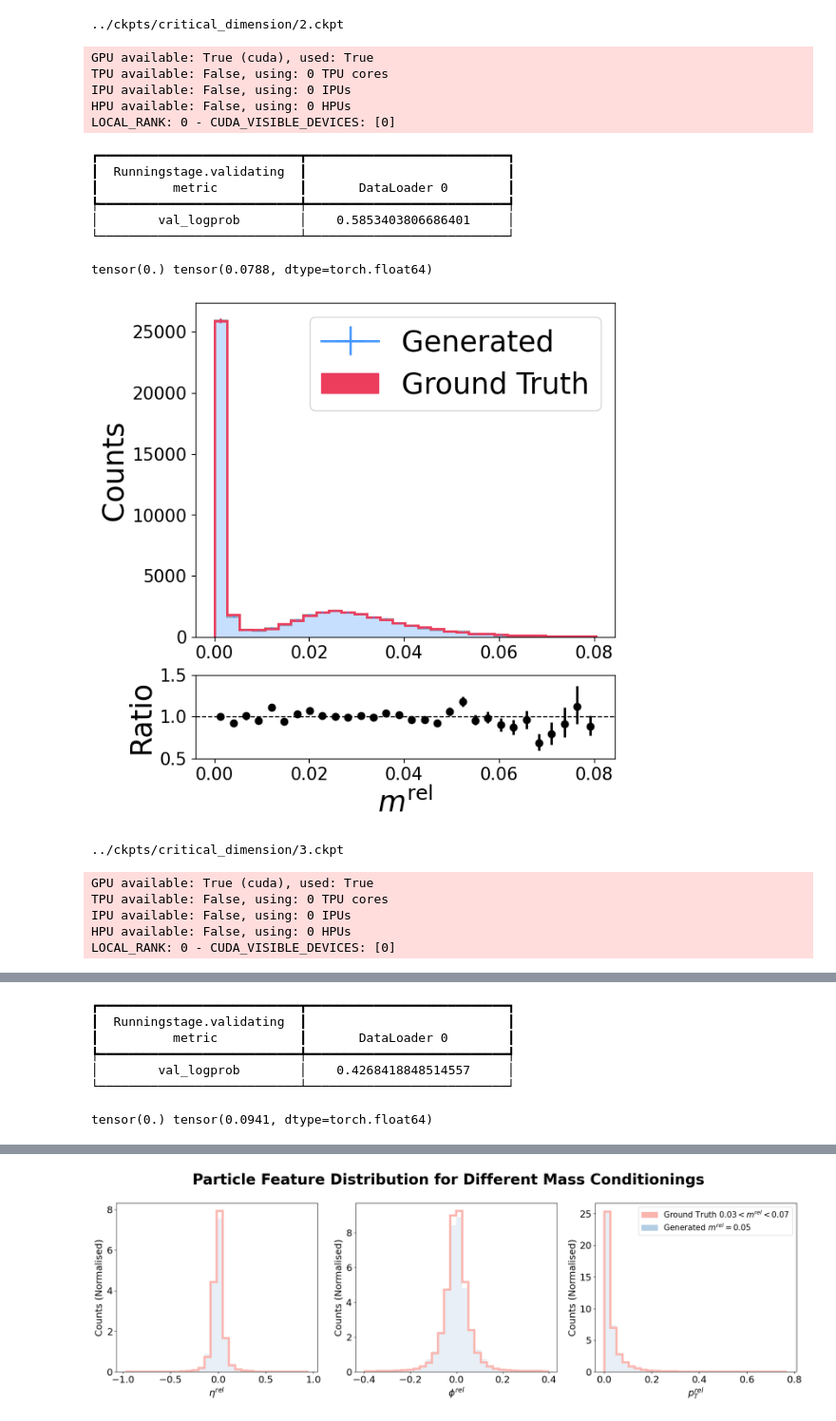
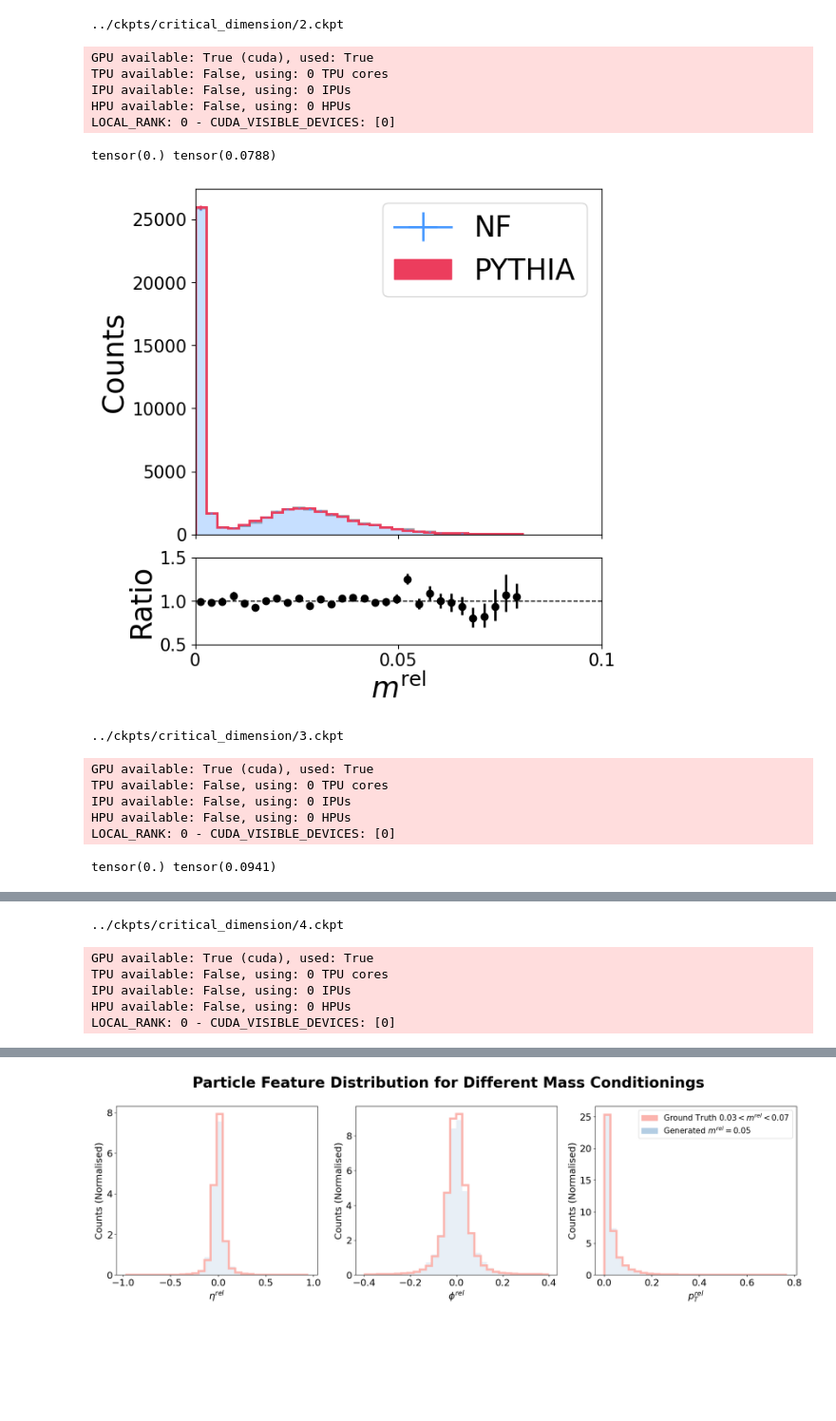
Before and after one commit to kaechb/MDMA, a Jupyter notebook: notebooks/critical_dimension.ipynb, the cells around one changed output, grey strips where cells are left out. Shown: that part at 95% size. Drawn from its saved outputs; the diff is of its cells as text; code cells hidden in the pictures; blank space fills up the shorter version.

```diff
--- a/notebooks/critical_dimension.ipynb
+++ b/notebooks/critical_dimension.ipynb
@@ -29,7 +29,7 @@ def load_model(ckpt, model_class):
     flow_state_dict = {k.replace('flow.', ''): v for k, v in ckpt["state_dict"].items() if 'flow' in k}
     config = ckpt["hyper_parameters"]
     config.setdefault("adversarial", False)
-
+    config["boxcox"] = False
     # Adjust the checkpoint path for flow if necessary
     if "ckpt_flow" in config.keys():
         ckpt_flow_parts = config["ckpt_flow"].split("/")
@@ -118,17 +118,19 @@ class PlottingThesis:
         handles[1] = mpatches.Patch(color=sns.color_palette()[1], label="The red data")
         ax[0].legend(handles, labels,fontsize=FONTSIZE)
     def plot_ratio(self, h_real, h_fake, weighted, leg=-1, n=""):
-        fig, ax = plt.subplots(2, 1, gridspec_kw={"height_ratios": [4, 1]}, figsize=self.fig_size1)
+        fig, ax = plt.subplots(2, 1, gridspec_kw={"height_ratios": [4, 1]}, figsize=self.fig_size1,sharex=True)
         for k, (variable, name) in enumerate(zip([ "m"], [ r"$m^{\mathrm{rel}}$"])):
             h_real[-1].plot_ratio(
                 h_fake[-1],
                 ax_dict={"main_ax": ax[0], "ratio_ax": ax[1]},
                 rp_ylabel="Ratio",
                 bar_="blue",
-                rp_num_label="Generated",
-                rp_denom_label="Ground Truth",
+                rp_num_label="NF",
+                rp_denom_label="PYTHIA",
                 rp_uncert_draw_type="line"
             )
+            ax[0].set_xticklabels([])
+            ax[0].set_xticks([])
             ax[0].set_xlabel("")
             ax[1].set_xlabel(name,fontsize=FONTSIZE)
             ax[0].set_ylabel("Counts",fontsize=FONTSIZE)
@@ -145,6 +147,9 @@ class PlottingThesis:
             ax[0].patches[0].set_lw(2)
 
         ax[1].set_xlim(ax[0].get_xlim())
+        # ax[1].set_xlim(0,0.15)
+        ax[1].set_xticks([0,0.05,0.1])
+        ax[1].set_xticklabels([0,0.05,0.1])
         self._adjust_legend(ax, leg)
         plt.tight_layout(pad=0.3)
         plt.savefig(f"../plots/critical_dimension/{n}_jetnet.pdf", format="pdf")
@@ -176,6 +181,7 @@ def make_plots(n, disco=False):
     # Load the model
     model = load_model(state_dict, model_class)
     model.eval_metrics=False
+    config["boxcox"]=False
     # Initialize data module and set up model
     data_module = PointCloudDataloader(**config)
     data_module.setup("fit")
@@ -200,44 +206,39 @@ def make_plots(n, disco=False):
     m_f = torch.clamp(m_f, min=0, max=torch.quantile(m_t, 0.999))
     m_t = torch.clamp(m_t, min=0, max=torch.quantile(m_t, 0.999))
     mins=torch.cat([mins,torch.tensor(0).unsqueeze(0)])
     maxs=torch.cat([maxs,torch.tensor([torch.quantile(m_t, 0.999)])])*1.01
 
     # Prepare histograms
     hists=get_hists([30,30,30,30],mins,maxs*1.01,calo=model.name=="calo")
     print(min(m_t),max(m_f))
     masks=torch.cat(model.masks)
     # Fill histograms
     for var in range(3):
         hists["hists_real"][var].fill(true.reshape(-1, 3)[(true.reshape(-1, 3) != 0).all(1)][:, var].cpu().numpy())
         hists["hists_fake"][var].fill(fake.reshape(-1, 3)[(fake.reshape(-1, 3) != 0).all(1)][:, var].cpu().numpy())
 
     hists["hists_real"][3].fill(m_t.cpu().numpy())
     hists["hists_fake"][3].fill(m_f.cpu().numpy())
 
     # Plotting
     plotter = PlottingThesis()
     plotter.plot_ratio(hists["hists_real"], hists["hists_fake"], weighted=False, leg=2, n=n)
     return hists
 for n in [2,3,4,5,7,10,12,15]: #[2,3,4,5,7,10,12,15]
     hists=make_plots(n)
 # %% [output]
 ../ckpts/critical_dimension/2.ckpt
 GPU available: True (cuda), used: True
 TPU available: False, using: 0 TPU cores
 IPU available: False, using: 0 IPUs
 HPU available: False, using: 0 HPUs
 LOCAL_RANK: 0 - CUDA_VISIBLE_DEVICES: [0]
-┏━━━━━━━━━━━━━━━━━━━━━━━━━━━┳━━━━━━━━━━━━━━━━━━━━━━━━━━━┓
-┃  Runningstage.validating  ┃                           ┃
-┃          metric           ┃       DataLoader 0        ┃
-┡━━━━━━━━━━━━━━━━━━━━━━━━━━━╇━━━━━━━━━━━━━━━━━━━━━━━━━━━┩
-│        val_logprob        │    0.5853403806686401     │
-└───────────────────────────┴───────────────────────────┘
+tensor(0.) tensor(0.0788)
+[figure, new version]
-tensor(0.) tensor(0.0788, dtype=torch.float64)
+../ckpts/critical_dimension/3.ckpt
-[figure, old version]
-../ckpts/critical_dimension/3.ckpt
+GPU available: True (cuda), used: True
+TPU available: False, using: 0 TPU cores
+IPU available: False, using: 0 IPUs
+HPU available: False, using: 0 HPUs
+LOCAL_RANK: 0 - CUDA_VISIBLE_DEVICES: [0]
-GPU available: True (cuda), used: True
-TPU available: False, using: 0 TPU cores
-IPU available: False, using: 0 IPUs
-HPU available: False, using: 0 HPUs
-LOCAL_RANK: 0 - CUDA_VISIBLE_DEVICES: [0]
+tensor(0.) tensor(0.0941)
@@ -244,7 +246,6 @@ LOCAL_RANK: 0 - CUDA_VISIBLE_DEVICES: [0]
-┏━━━━━━━━━━━━━━━━━━━━━━━━━━━┳━━━━━━━━━━━━━━━━━━━━━━━━━━━┓
-┃  Runningstage.validating  ┃                           ┃
-┃          metric           ┃       DataLoader 0        ┃
-┡━━━━━━━━━━━━━━━━━━━━━━━━━━━╇━━━━━━━━━━━━━━━━━━━━━━━━━━━┩
-│        val_logprob        │    0.4268418848514557     │
-└───────────────────────────┴───────────────────────────┘
+../ckpts/critical_dimension/4.ckpt
-tensor(0.) tensor(0.0941, dtype=torch.float64)
+GPU available: True (cuda), used: True
+TPU available: False, using: 0 TPU cores
+IPU available: False, using: 0 IPUs
+HPU available: False, using: 0 HPUs
+LOCAL_RANK: 0 - CUDA_VISIBLE_DEVICES: [0]
```
Also changed, not shown: parts of 4 cells of this notebook, 21 other files.
